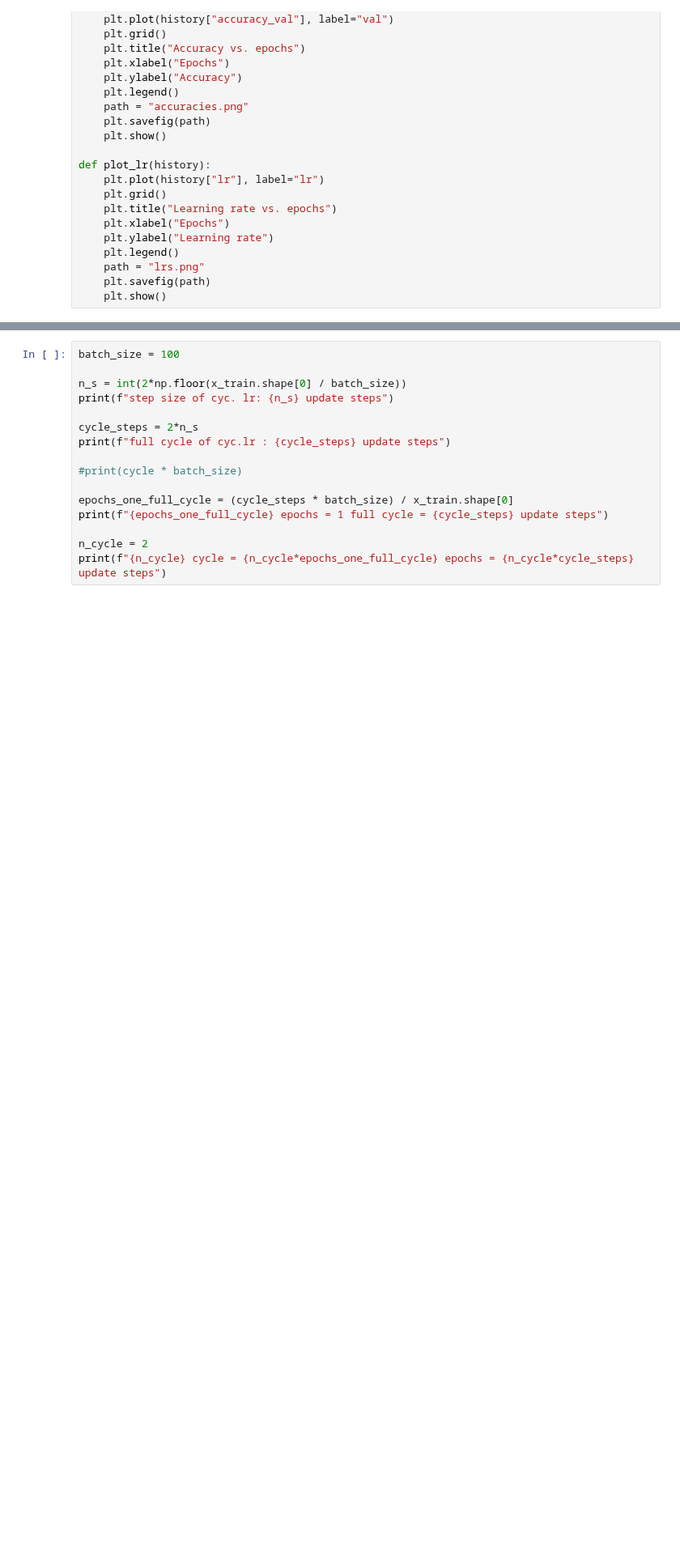
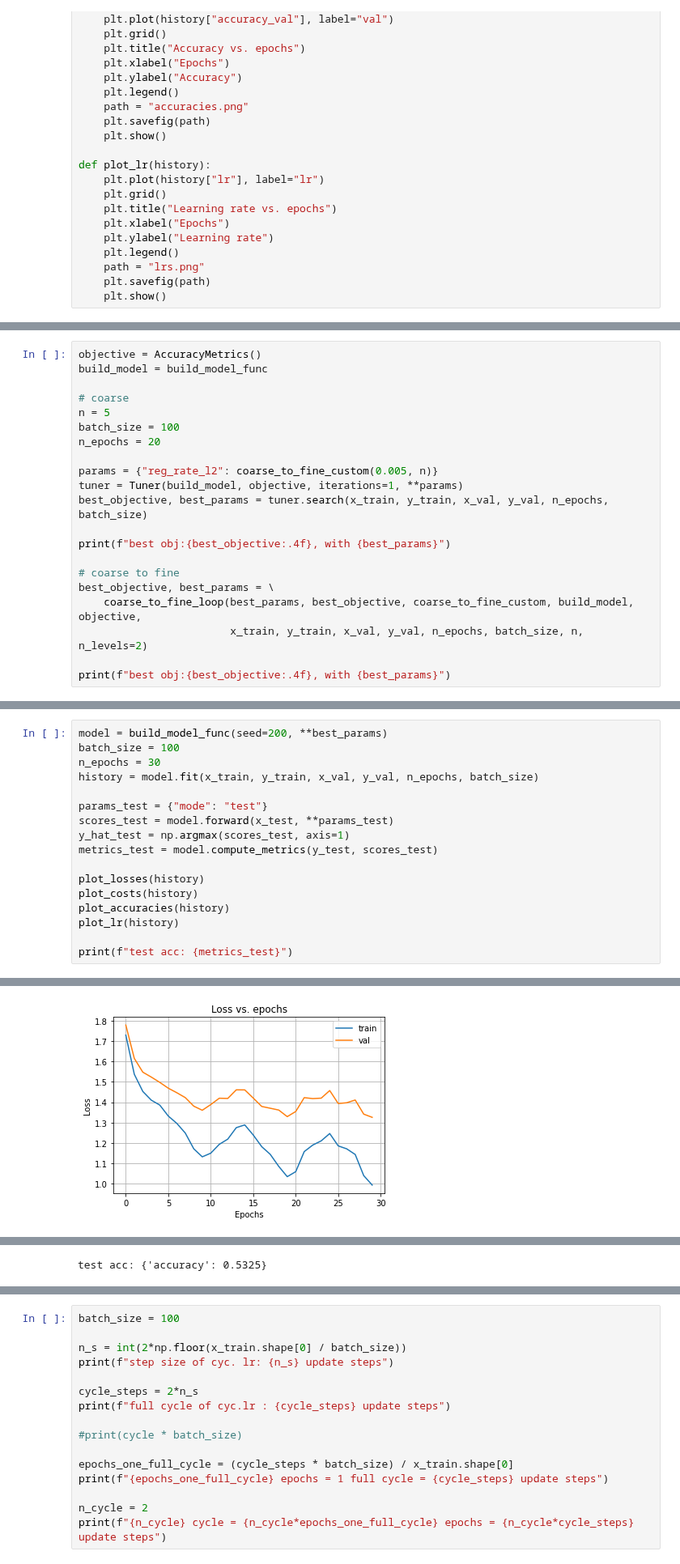
Before and after one commit to mark-antal-csizmadia/nn-blocks, a Jupyter notebook: main4.ipynb, the cells around one changed output, grey strips where cells are left out. Shown at 81% size. Cells and saved outputs as stored; diff of their text form; blank space fills up the shorter version.

Commit message:
getting there with assignment 3. also, Tuner is now better

```diff
--- a/main4.ipynb
+++ b/main4.ipynb
@@ -1023,0 +988,21 @@ class Tuner():
+# %%
+objective = AccuracyMetrics()
+build_model = build_model_func
+
+# coarse
+n = 5
+batch_size = 100
+n_epochs = 20
+
+params = {"reg_rate_l2": coarse_to_fine_custom(0.005, n)}
+tuner = Tuner(build_model, objective, iterations=1, **params)
+best_objective, best_params = tuner.search(x_train, y_train, x_val, y_val, n_epochs, batch_size)
+
+print(f"best obj:{best_objective:.4f}, with {best_params}")
+
+# coarse to fine
+best_objective, best_params = \
+    coarse_to_fine_loop(best_params, best_objective, coarse_to_fine_custom, build_model, objective,
+                        x_train, y_train, x_val, y_val, n_epochs, batch_size, n, n_levels=2)
+
+print(f"best obj:{best_objective:.4f}, with {best_params}")
@@ -1023,0 +1029,18 @@ class Tuner():
+# %%
+model = build_model_func(seed=200, **best_params)
+batch_size = 100
+n_epochs = 30
+history = model.fit(x_train, y_train, x_val, y_val, n_epochs, batch_size)
+
+params_test = {"mode": "test"}
+scores_test = model.forward(x_test, **params_test)
+y_hat_test = np.argmax(scores_test, axis=1)
+metrics_test = model.compute_metrics(y_test, scores_test)
+
+plot_losses(history)
+plot_costs(history)
+plot_accuracies(history)
+plot_lr(history)
+
+print(f"test acc: {metrics_test}")
+# %% [output]
@@ -1023,0 +1064 @@ class Tuner():
+[figure, added]
@@ -1023,0 +1068 @@ class Tuner():
+test acc: {'accuracy': 0.5325}
```
Also changed, not shown: parts of 41 cells of this notebook, 7 other files.
